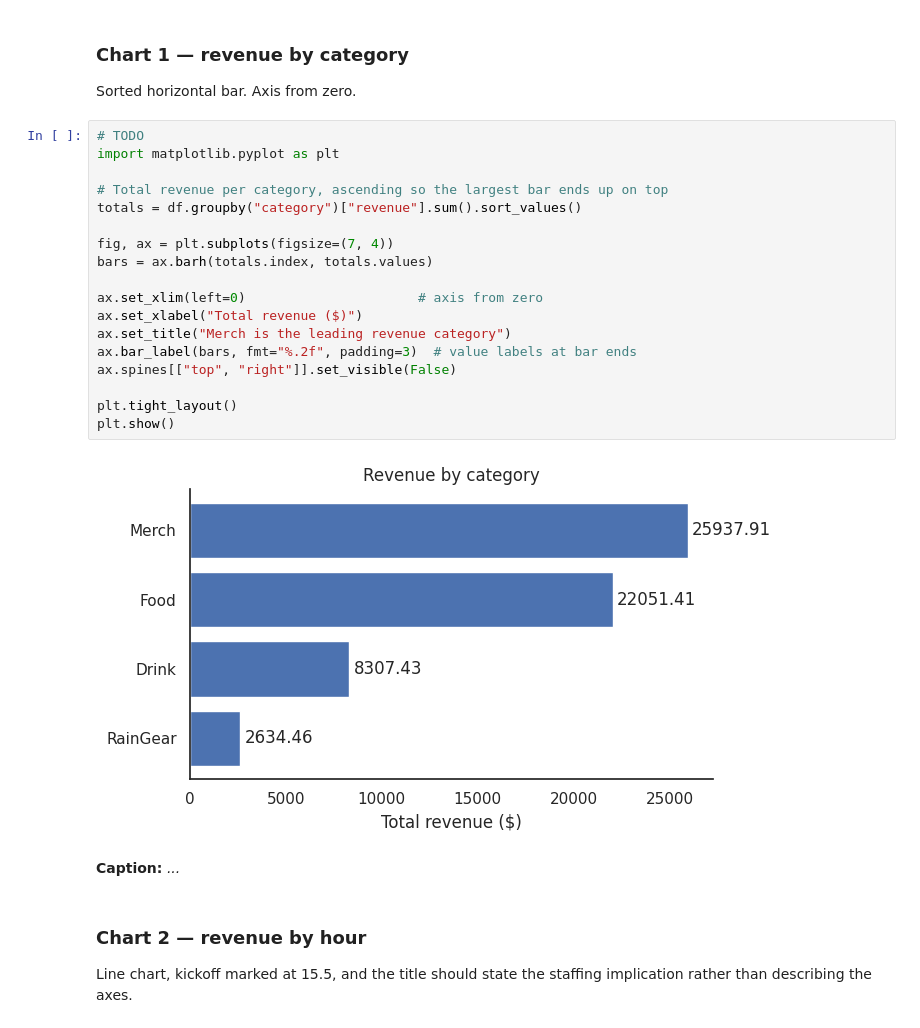
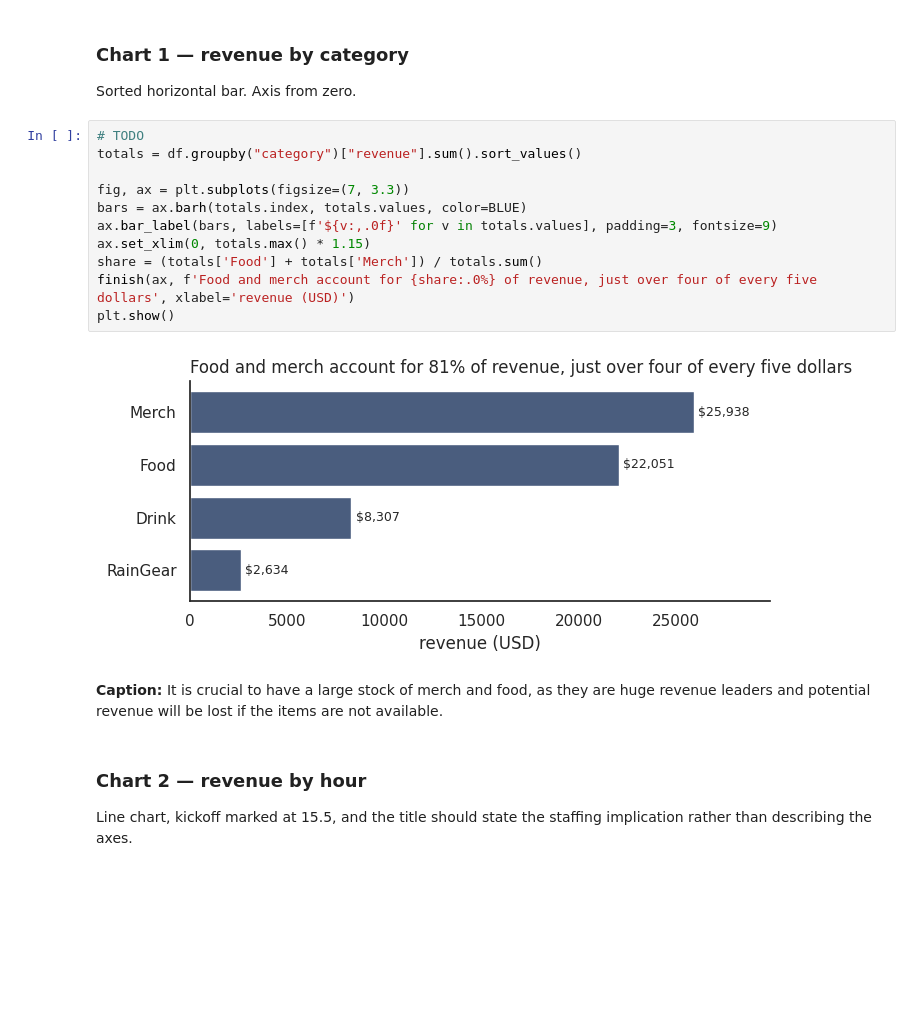
Before and after one commit to michaelhunter12/ds2002-fa26, a Jupyter notebook: notebooks/07-visualization/2026-11-13 — Visualization Challenge — Lab.ipynb, the cells around one changed output. Cells and saved outputs as stored; diff of their text form; blank space fills up the shorter version.

```diff
--- a/notebooks/07-visualization/2026-11-13 — Visualization Challenge — Lab.ipynb
+++ b/notebooks/07-visualization/2026-11-13 — Visualization Challenge — Lab.ipynb
@@ -105,28 +105,21 @@ array(['Sep 5', 'Sep 19', 'Oct 10', 'Nov 14'], dtype=object)
 ### Chart 1 — revenue by category
 
 Sorted horizontal bar. Axis from zero.
-# %%
-# TODO
-import matplotlib.pyplot as plt
-
-# Total revenue per category, ascending so the largest bar ends up on top
-totals = df.groupby("category")["revenue"].sum().sort_values()
-
-fig, ax = plt.subplots(figsize=(7, 4))
-bars = ax.barh(totals.index, totals.values)
-
-ax.set_xlim(left=0)                      # axis from zero
-ax.set_xlabel("Total revenue ($)")
-ax.set_title("Merch is the leading revenue category")
-ax.bar_label(bars, fmt="%.2f", padding=3)  # value labels at bar ends
-ax.spines[["top", "right"]].set_visible(False)
-
-plt.tight_layout()
-plt.show()
-# %% [output]
-[figure, removed]
+# %%
+# TODO
+totals = df.groupby("category")["revenue"].sum().sort_values()
+
+fig, ax = plt.subplots(figsize=(7, 3.3))
+bars = ax.barh(totals.index, totals.values, color=BLUE)
+ax.bar_label(bars, labels=[f'${v:,.0f}' for v in totals.values], padding=3, fontsize=9)
+ax.set_xlim(0, totals.max() * 1.15)
+share = (totals['Food'] + totals['Merch']) / totals.sum()
+finish(ax, f'Food and merch account for {share:.0%} of revenue, just over four of every five dollars', xlabel='revenue (USD)')
+plt.show()
+# %% [output]
+[figure, added]
 # %% [markdown]
-**Caption:** _..._
+**Caption:** It is crucial to have a large stock of merch and food, as they are huge revenue leaders and potential revenue will be lost if the items are not available.
 # %% [markdown]
 ### Chart 2 — revenue by hour
 
```
Also changed, not shown: parts of 1 cell of this notebook.
